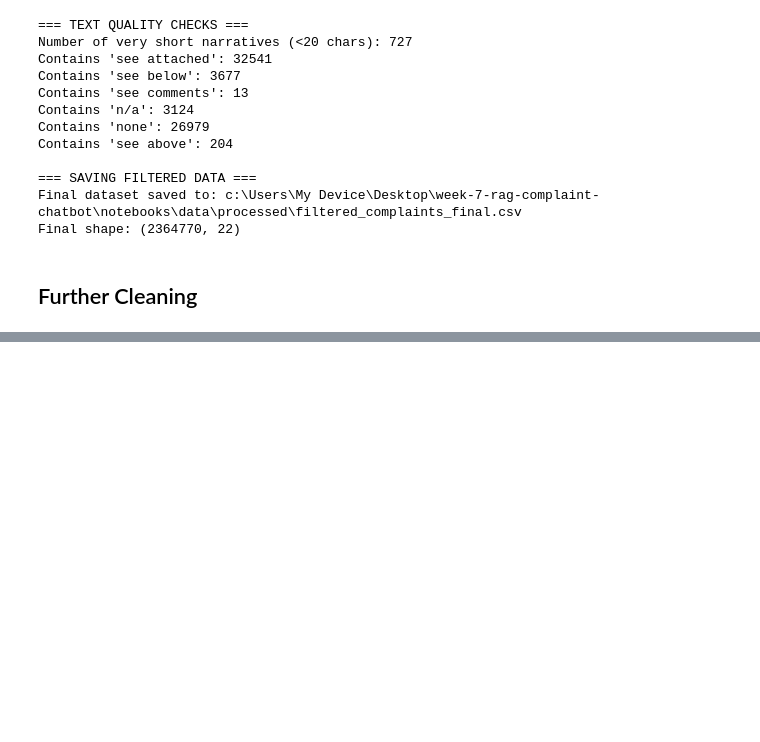
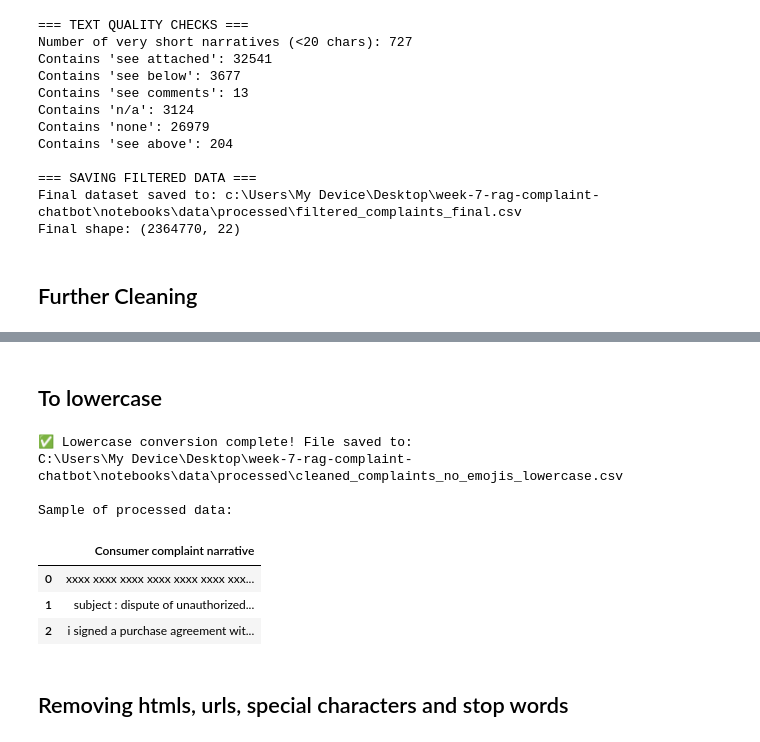
Before and after one commit to soltsega/Week-7-rag-complaint-chatbot, a Jupyter notebook: notebooks/eda/preprocessingandDataAnalysis.ipynb, the cells around one changed output, grey strips where cells are left out. Cells and saved outputs as stored; diff of their text form; code cells hidden in the pictures; blank space fills up the shorter version.

```diff
--- a/notebooks/eda/preprocessingandDataAnalysis.ipynb
+++ b/notebooks/eda/preprocessingandDataAnalysis.ipynb
@@ -1163,0 +1187,42 @@ Cleaning complaint narratives...
+# %% [markdown]
+## To lowercase
+# %%
+import pandas as pd
+from tqdm import tqdm
+
+# File paths
+input_file = r'C:\Users\My Device\Desktop\week-7-rag-complaint-chatbot\notebooks\data\processed\cleaned_complaints_no_emojis.csv'
+output_file = input_file.replace('.csv', '_lowercase.csv')
+
+# Process in chunks to save memory
+chunk_size = 50000
+chunks = pd.read_csv(input_file, chunksize=chunk_size, dtype={'Consumer complaint narrative': str})
+
+# Process and save
+for i, chunk in enumerate(tqdm(chunks, desc="Processing chunks")):
+    # Convert to lowercase
+    if 'Consumer complaint narrative' in chunk.columns:
+        chunk['Consumer complaint narrative'] = chunk['Consumer complaint narrative'].str.lower()
+
+    # Write to file
+    mode = 'w' if i == 0 else 'a'
+    header = (i == 0)
+    chunk.to_csv(output_file, mode=mode, header=header, index=False)
+
+print(f"\n✅ Lowercase conversion complete! File saved to:\n{output_file}")
+
+# Verify
+print("\nSample of processed data:")
+sample = pd.read_csv(output_file, nrows=3)
+display(sample[['Consumer complaint narrative']].head())
+# %% [output]
+✅ Lowercase conversion complete! File saved to:
+C:\Users\My Device\Desktop\week-7-rag-complaint-chatbot\notebooks\data\processed\cleaned_complaints_no_emojis_lowercase.csv
+
+Sample of processed data:
+|  | Consumer complaint narrative |
+| 0 | xxxx xxxx xxxx xxxx xxxx xxxx xxx... |
+| 1 | subject : dispute of unauthorized... |
+| 2 | i signed a purchase agreement wit... |
+# %% [markdown]
+## Removing htmls, urls, special characters and stop words
```
Also changed, not shown: parts of 4 cells of this notebook.
